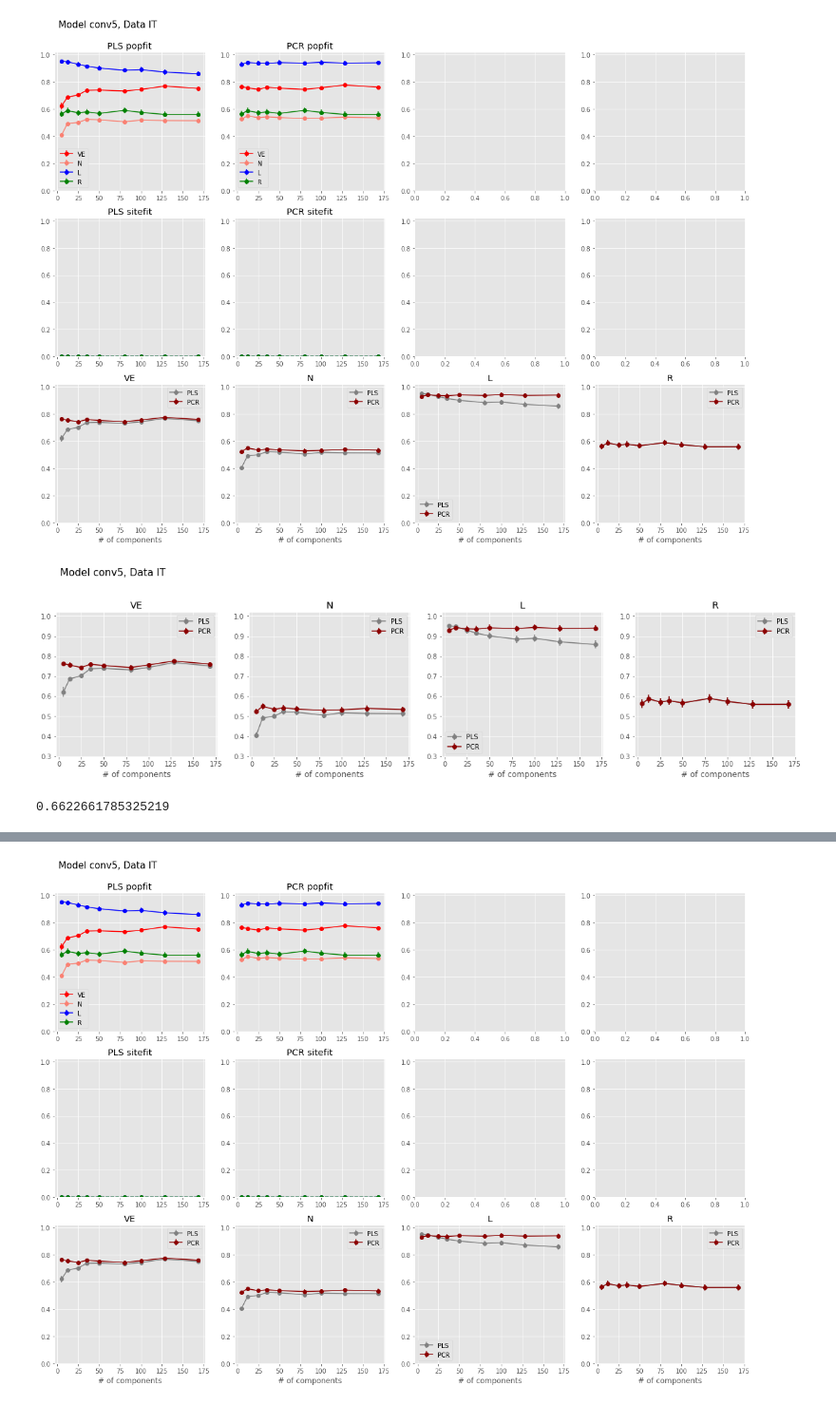
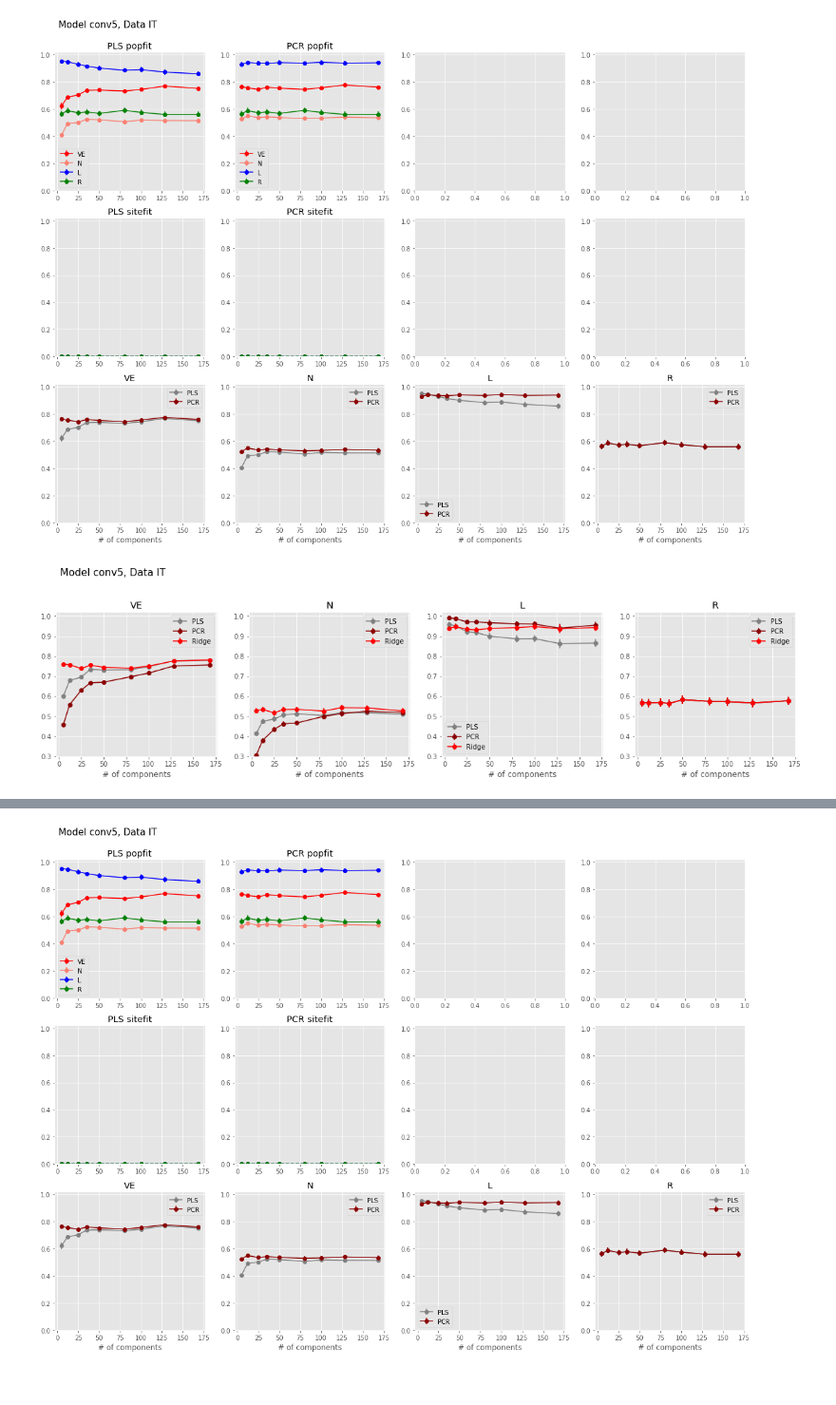
Before and after one commit to issalab/Mapping, a Jupyter notebook: mapping_main.ipynb, the cells around one changed output, grey strips where cells are left out. Shown at 95% size. Drawn from its saved outputs; the diff is of its cells as text; code cells hidden in the pictures.

Commit message:
the list of reg_params passed to the mapping was corrected

```diff
--- a/mapping_main.ipynb
+++ b/mapping_main.ipynb
@@ -210,12 +210,12 @@ fig.savefig(resultdir+'MappingMtoD_SweepNumComponents_%s_%s_SB%s_%s.pdf'%(reg_me
 # %%
 import scipy.stats as ss
 data_unit_indices = range(168)
-purpose_of_this_run = 'sweepPLSridgesitefit_%dsites' % len(data_unit_indices) #'3regswithridgesitefits_168sites'
+purpose_of_this_run = 'testMPCA'  #'sweepPLSridgesitefit_%dsites' % len(data_unit_indices) #'3regswithridgesitefits_168sites'
 
 ni = 5120
 nf = 168
 nt = 46
-reg_methods = ['PLS', 'ridge']
+reg_methods = ['PLS', 'ridge','ridge']
 n_components_range = [5, 12, 25, 35, 50,80,100,128, 168]#np.arange(nf,1,-1)
 
 VEarraysite = np.zeros((len(n_components_range), len(reg_methods)))
@@ -247,10 +247,10 @@ for inc, nc in enumerate(n_components_range):
 
     spearman_brown = False
 
-    reg_params_list = [nc, [20, -10, 10]]
-    report_popfit = [True, True]  # [False, True, True]
-    report_sitefit = [False, False]  # [True, True, True]
-    PCA_ncomponents_list = [ -1,  nc]
+    reg_params_list = [nc, [20, -10, 10], [20, -10, 10]]
+    report_popfit = [True, True, True]  # [False, True, True]
+    report_sitefit = [False, False, False]  # [True, True, True]
+    PCA_ncomponents_list = [ -1,  nc, -1]
 
     # file = open(resultdir+'unit_test_%s_ni%d_nf%d_nt%d_collilnearity%s_%s_SB%s_VariousSd%s_noisymap%s.pickle' % (
     #     reg_methods, ni, nf, nt, Collinearity, noise_dist, spearman_brown, various_unit_stds, noisy_map), 'rb')
@@ -264,7 +264,7 @@ for inc, nc in enumerate(n_components_range):
 
     data_list = pickle.load(file)
     file.close()
-    r12_reg,r11_reg,r22_reg,r12_reg_sitfit,r11_reg_sitfit,r22_reg_sitfit = data_list
+    r12,r11,r22,r12_reg,r11_reg,r22_reg,r12_reg_sitfit,r11_reg_sitfit,r22_reg_sitfit = data_list
 
     for ir, r in enumerate(reg_methods):
 
@@ -302,8 +302,8 @@ for inc, nc in enumerate(n_components_range):
 # Plot figures
 
 
-reg_methods_labels = ['PLS','PCR']
-colors = ['gray','DarkRed']
+reg_methods_labels = ['PLS','PCR','Ridge']
+colors = ['gray','DarkRed','red']
 n_regs = len(reg_methods)
 fig, axes = plt.subplots(nrows=1, ncols=4, figsize=[20, 4])
 
@@ -320,35 +320,31 @@ if nc == 2:
 
 axes[1].set_title('N')
 
 #[axes[2,1].errorbar(n_components_range, Narraysite[itrace, :], yerr= NarraysiteStd[itrace, :], marker='o',ls='--', color=colors[itrace], label=reg_methods_labels[itrace]) for itrace in [1]]
 
 [axes[1].errorbar(n_components_range, Narraypop[:, itrace], yerr=NarraypopStd[:, itrace], marker='o', color=colors[itrace], label=reg_methods_labels[itrace]) for itrace in range(n_regs)]
 
 
 axes[2].set_title('L')
 
 #[axes[2,2].errorbar(n_components_range, Larraysite[itrace, :], yerr=LarraysiteStd[itrace, :], marker='o',ls='--', color=colors[itrace], label=reg_methods_labels[itrace]) for itrace in [1]]
 
 [axes[2].errorbar(n_components_range, Larraypop[:, itrace], yerr=LarraypopStd[:, itrace], marker='o', color=colors[itrace], label=reg_methods_labels[itrace]) for itrace in range(n_regs)]
 
 axes[3].set_title('R')
 
 #[axes[2,3].errorbar(n_components_range, Rarraysite[itrace, :], yerr=RarraysiteStd[itrace, :], marker='o',ls='--', color=colors[itrace], label=reg_methods_labels[itrace]) for itrace in [1]]
 
 [axes[3].errorbar(n_components_range, Rarraypop[:, itrace], yerr=RarraypopStd[:, itrace],  marker='o', color=colors[itrace], label=reg_methods_labels[itrace]) for itrace in range(n_regs)]
 
 [ax.set_xlabel('# of components') for ax in axes[ :]]
 [ax.legend() for ax in axes[ :]]
 
 
 title = 'Model %s, Data %s'%('conv5', 'IT' )
 axes[0].text(1,1.2, title, fontsize=15)
 
 fig.savefig(resultdir+'MappingMtoD_summary_SweepNumComponents_%s_%s_SB%s_%s.png'%(reg_methods, reg_params_list, spearman_brown, purpose_of_this_run), dpi=300)
 fig.savefig(resultdir+'MappingMtoD_summary_SweepNumComponents_%s_%s_SB%s_%s.pdf'%(reg_methods, reg_params_list, spearman_brown, purpose_of_this_run), dpi=300)
 # %% [output]
-[figure, old version]
+[figure, new version]
-# %%
-0.5/(0.95*0.6)**0.5
-# %% [output]
-0.6622661785325219
```
Also changed, not shown: parts of 2 cells of this notebook, 4 other files.
